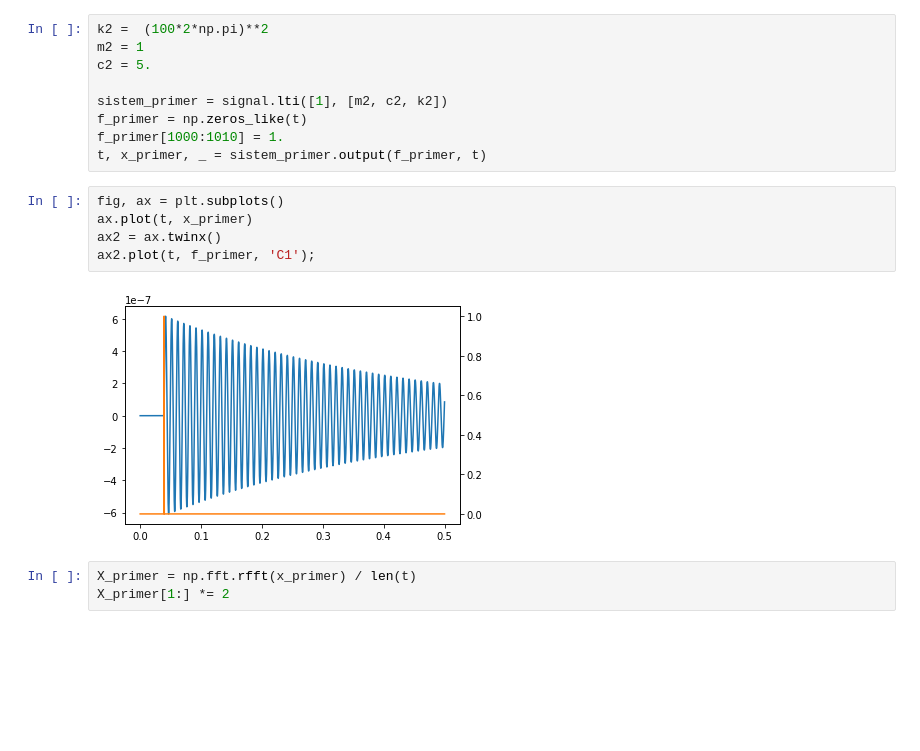
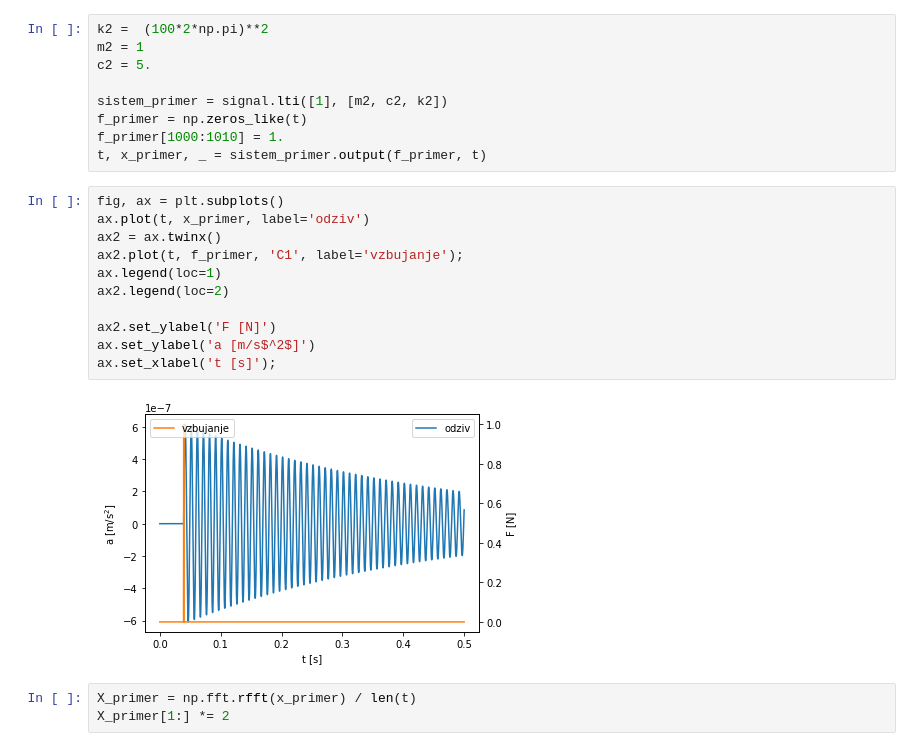
Before and after one commit to domengorjup/ps_lv, a Jupyter notebook: lv_book/notebooks/06 - LTI sistemi 2, prenosne funkcije.ipynb, the cells around one changed output. Cells and saved outputs as stored; diff of their text form; blank space fills up the shorter version.

```diff
--- a/lv_book/notebooks/06 - LTI sistemi 2, prenosne funkcije.ipynb
+++ b/lv_book/notebooks/06 - LTI sistemi 2, prenosne funkcije.ipynb
@@ -347,11 +347,17 @@ f_primer[1000:1010] = 1.
 t, x_primer, _ = sistem_primer.output(f_primer, t)
 # %%
 fig, ax = plt.subplots()
-ax.plot(t, x_primer)
+ax.plot(t, x_primer, label='odziv')
 ax2 = ax.twinx()
-ax2.plot(t, f_primer, 'C1');
+ax2.plot(t, f_primer, 'C1', label='vzbujanje');
+ax.legend(loc=1)
+ax2.legend(loc=2)
+
+ax2.set_ylabel('F [N]')
+ax.set_ylabel('a [m/s$^2$]')
+ax.set_xlabel('t [s]');
 # %% [output]
-[figure, old version]
+[figure, new version]
 # %%
 X_primer = np.fft.rfft(x_primer) / len(t)
 X_primer[1:] *= 2
```
Also changed, not shown: parts of 5 cells of this notebook.
